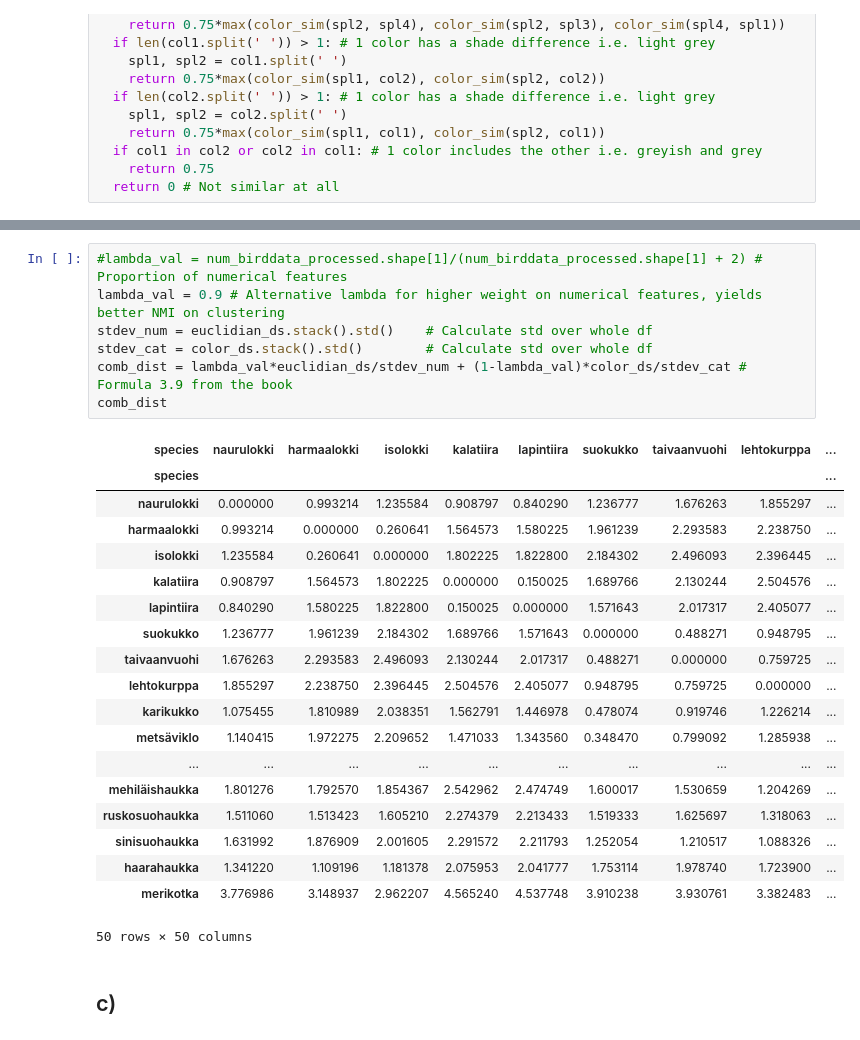
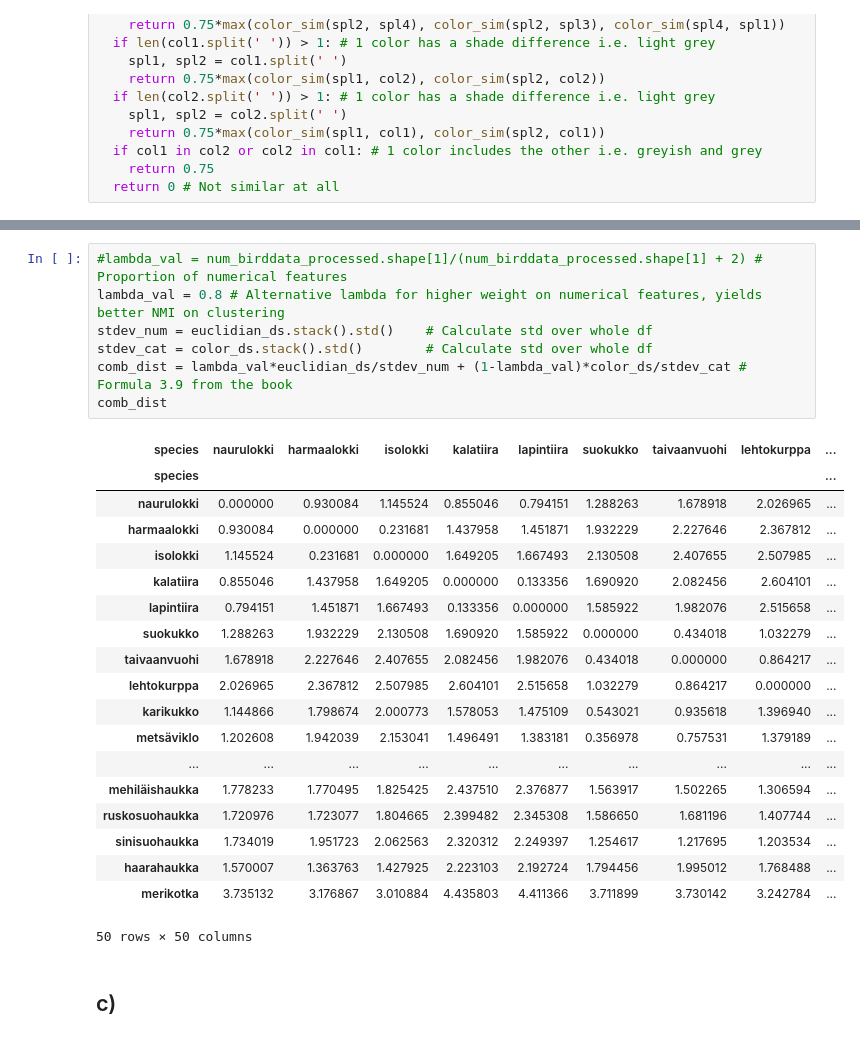
Before and after one commit to lassimalvikko/MDM24, a Jupyter notebook: Ex2/ex2.ipynb, the cells around one changed output, grey strips where cells are left out. Cells and saved outputs as stored; diff of their text form.

```diff
--- a/Ex2/ex2.ipynb
+++ b/Ex2/ex2.ipynb
@@ -179,30 +179,30 @@ color_ds
 50 rows × 50 columns
 # %%
 #lambda_val = num_birddata_processed.shape[1]/(num_birddata_processed.shape[1] + 2) # Proportion of numerical features
-lambda_val = 0.9 # Alternative lambda for higher weight on numerical features, yields better NMI on clustering
+lambda_val = 0.8 # Alternative lambda for higher weight on numerical features, yields better NMI on clustering
 stdev_num = euclidian_ds.stack().std()    # Calculate std over whole df
 stdev_cat = color_ds.stack().std()        # Calculate std over whole df
 comb_dist = lambda_val*euclidian_ds/stdev_num + (1-lambda_val)*color_ds/stdev_cat # Formula 3.9 from the book
 comb_dist
 # %% [output]
 | species | naurulokki | harmaalokki | isolokki | kalatiira | lapintiira | suokukko | taivaanvuohi | lehtokurppa | ... |
 | species |  |  |  |  |  |  |  |  | ... |
-| naurulokki | 0.000000 | 0.993214 | 1.235584 | 0.908797 | 0.840290 | 1.236777 | 1.676263 | 1.855297 | ... |
-| harmaalokki | 0.993214 | 0.000000 | 0.260641 | 1.564573 | 1.580225 | 1.961239 | 2.293583 | 2.238750 | ... |
-| isolokki | 1.235584 | 0.260641 | 0.000000 | 1.802225 | 1.822800 | 2.184302 | 2.496093 | 2.396445 | ... |
-| kalatiira | 0.908797 | 1.564573 | 1.802225 | 0.000000 | 0.150025 | 1.689766 | 2.130244 | 2.504576 | ... |
-| lapintiira | 0.840290 | 1.580225 | 1.822800 | 0.150025 | 0.000000 | 1.571643 | 2.017317 | 2.405077 | ... |
-| suokukko | 1.236777 | 1.961239 | 2.184302 | 1.689766 | 1.571643 | 0.000000 | 0.488271 | 0.948795 | ... |
-| taivaanvuohi | 1.676263 | 2.293583 | 2.496093 | 2.130244 | 2.017317 | 0.488271 | 0.000000 | 0.759725 | ... |
-| lehtokurppa | 1.855297 | 2.238750 | 2.396445 | 2.504576 | 2.405077 | 0.948795 | 0.759725 | 0.000000 | ... |
-| karikukko | 1.075455 | 1.810989 | 2.038351 | 1.562791 | 1.446978 | 0.478074 | 0.919746 | 1.226214 | ... |
-| metsäviklo | 1.140415 | 1.972275 | 2.209652 | 1.471033 | 1.343560 | 0.348470 | 0.799092 | 1.285938 | ... |
+| naurulokki | 0.000000 | 0.930084 | 1.145524 | 0.855046 | 0.794151 | 1.288263 | 1.678918 | 2.026965 | ... |
+| harmaalokki | 0.930084 | 0.000000 | 0.231681 | 1.437958 | 1.451871 | 1.932229 | 2.227646 | 2.367812 | ... |
+| isolokki | 1.145524 | 0.231681 | 0.000000 | 1.649205 | 1.667493 | 2.130508 | 2.407655 | 2.507985 | ... |
+| kalatiira | 0.855046 | 1.437958 | 1.649205 | 0.000000 | 0.133356 | 1.690920 | 2.082456 | 2.604101 | ... |
+| lapintiira | 0.794151 | 1.451871 | 1.667493 | 0.133356 | 0.000000 | 1.585922 | 1.982076 | 2.515658 | ... |
+| suokukko | 1.288263 | 1.932229 | 2.130508 | 1.690920 | 1.585922 | 0.000000 | 0.434018 | 1.032279 | ... |
+| taivaanvuohi | 1.678918 | 2.227646 | 2.407655 | 2.082456 | 1.982076 | 0.434018 | 0.000000 | 0.864217 | ... |
+| lehtokurppa | 2.026965 | 2.367812 | 2.507985 | 2.604101 | 2.515658 | 1.032279 | 0.864217 | 0.000000 | ... |
+| karikukko | 1.144866 | 1.798674 | 2.000773 | 1.578053 | 1.475109 | 0.543021 | 0.935618 | 1.396940 | ... |
+| metsäviklo | 1.202608 | 1.942039 | 2.153041 | 1.496491 | 1.383181 | 0.356978 | 0.757531 | 1.379189 | ... |
 | ... | ... | ... | ... | ... | ... | ... | ... | ... | ... |
-| mehiläishaukka | 1.801276 | 1.792570 | 1.854367 | 2.542962 | 2.474749 | 1.600017 | 1.530659 | 1.204269 | ... |
-| ruskosuohaukka | 1.511060 | 1.513423 | 1.605210 | 2.274379 | 2.213433 | 1.519333 | 1.625697 | 1.318063 | ... |
-| sinisuohaukka | 1.631992 | 1.876909 | 2.001605 | 2.291572 | 2.211793 | 1.252054 | 1.210517 | 1.088326 | ... |
-| haarahaukka | 1.341220 | 1.109196 | 1.181378 | 2.075953 | 2.041777 | 1.753114 | 1.978740 | 1.723900 | ... |
-| merikotka | 3.776986 | 3.148937 | 2.962207 | 4.565240 | 4.537748 | 3.910238 | 3.930761 | 3.382483 | ... |
+| mehiläishaukka | 1.778233 | 1.770495 | 1.825425 | 2.437510 | 2.376877 | 1.563917 | 1.502265 | 1.306594 | ... |
+| ruskosuohaukka | 1.720976 | 1.723077 | 1.804665 | 2.399482 | 2.345308 | 1.586650 | 1.681196 | 1.407744 | ... |
+| sinisuohaukka | 1.734019 | 1.951723 | 2.062563 | 2.320312 | 2.249397 | 1.254617 | 1.217695 | 1.203534 | ... |
+| haarahaukka | 1.570007 | 1.363763 | 1.427925 | 2.223103 | 2.192724 | 1.794456 | 1.995012 | 1.768488 | ... |
+| merikotka | 3.735132 | 3.176867 | 3.010884 | 4.435803 | 4.411366 | 3.711899 | 3.730142 | 3.242784 | ... |
 50 rows × 50 columns
 # %% [markdown]
 ## c)
```
Also changed, not shown: parts of 7 cells of this notebook, 3 other files.
